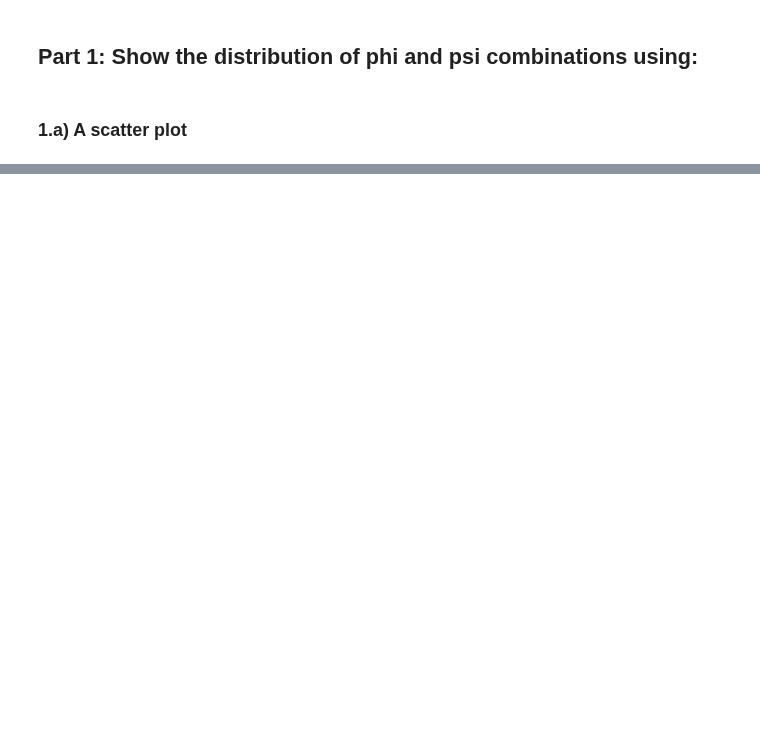
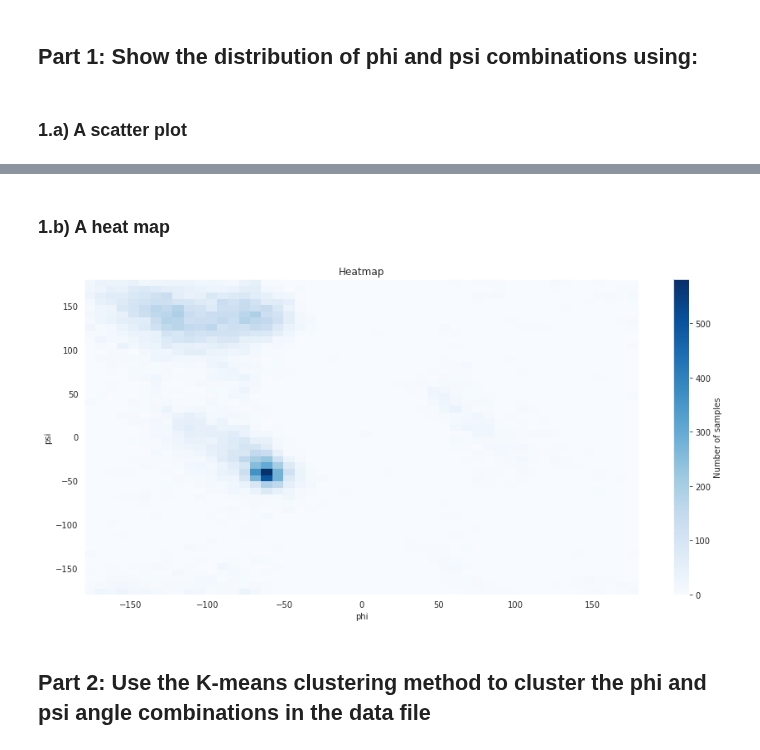
Before and after one commit to lukasmartinsson/dat405, a Jupyter notebook: assignment_3/assignment_3.ipynb, the cells around one changed output, grey strips where cells are left out. Cells and saved outputs as stored; diff of their text form; code cells hidden in the pictures; blank space fills up the shorter version.

```diff
--- a/assignment_3/assignment_3.ipynb
+++ b/assignment_3/assignment_3.ipynb
@@ -252,0 +61,19 @@ Furthermore, when designing, let's say a classification system, data scientists
+# %% [markdown]
+### **1.b)** A heat map
+# %%
+# create heat map
+plt.figure(figsize=(15, 7))
+plt.hist2d(df['phi'],df['psi'], bins=50, cmap='Blues')
+
+# Plot a colorbar with label.
+cb = plt.colorbar()
+cb.set_label('Number of samples')
+
+# plot configs
+plt.xlabel('phi'); plt.ylabel('psi')
+plt.title('Heatmap')
+plt.show()
+# %% [output]
+[figure, added]
+# %% [markdown]
+## **Part 2**: Use the K-means clustering method to cluster the phi and psi angle combinations in the data file
```
Also changed, not shown: parts of 53 cells of this notebook.
